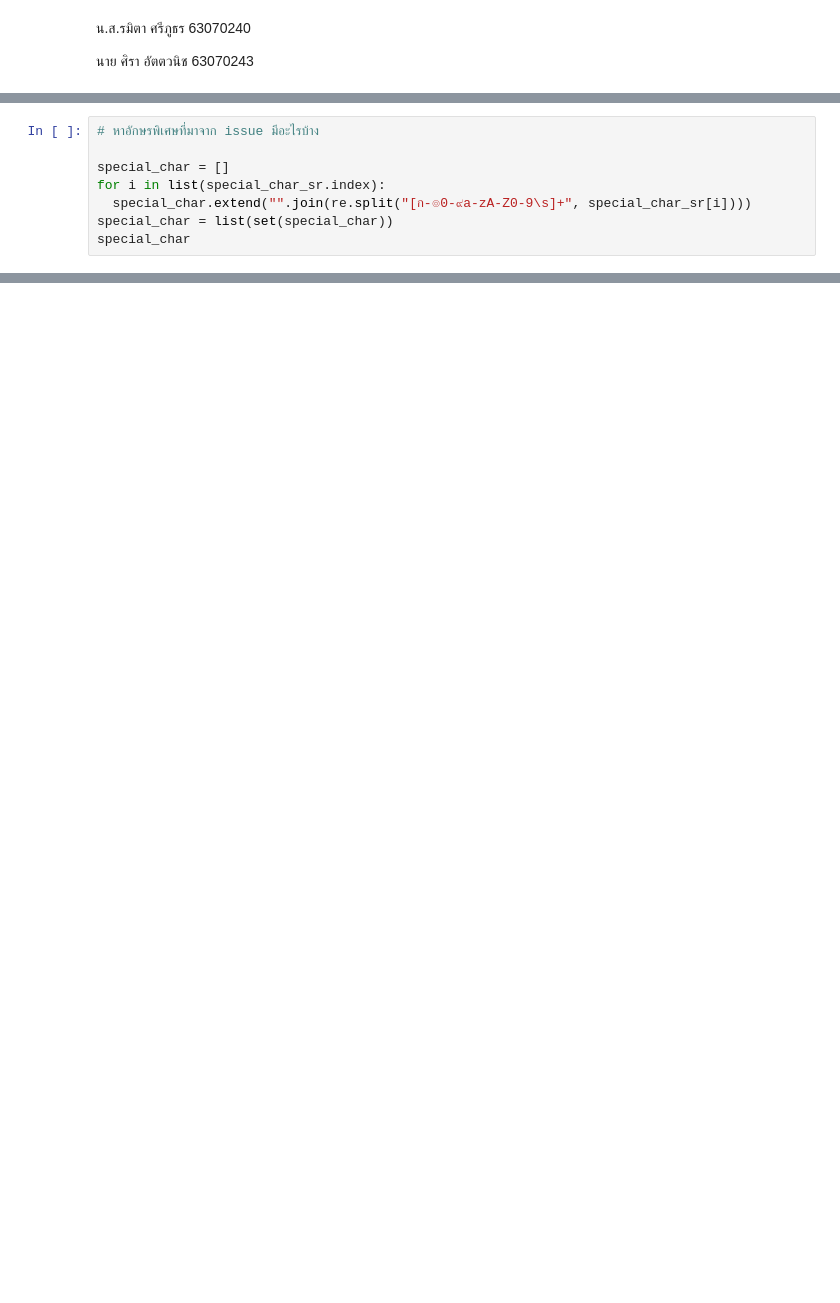
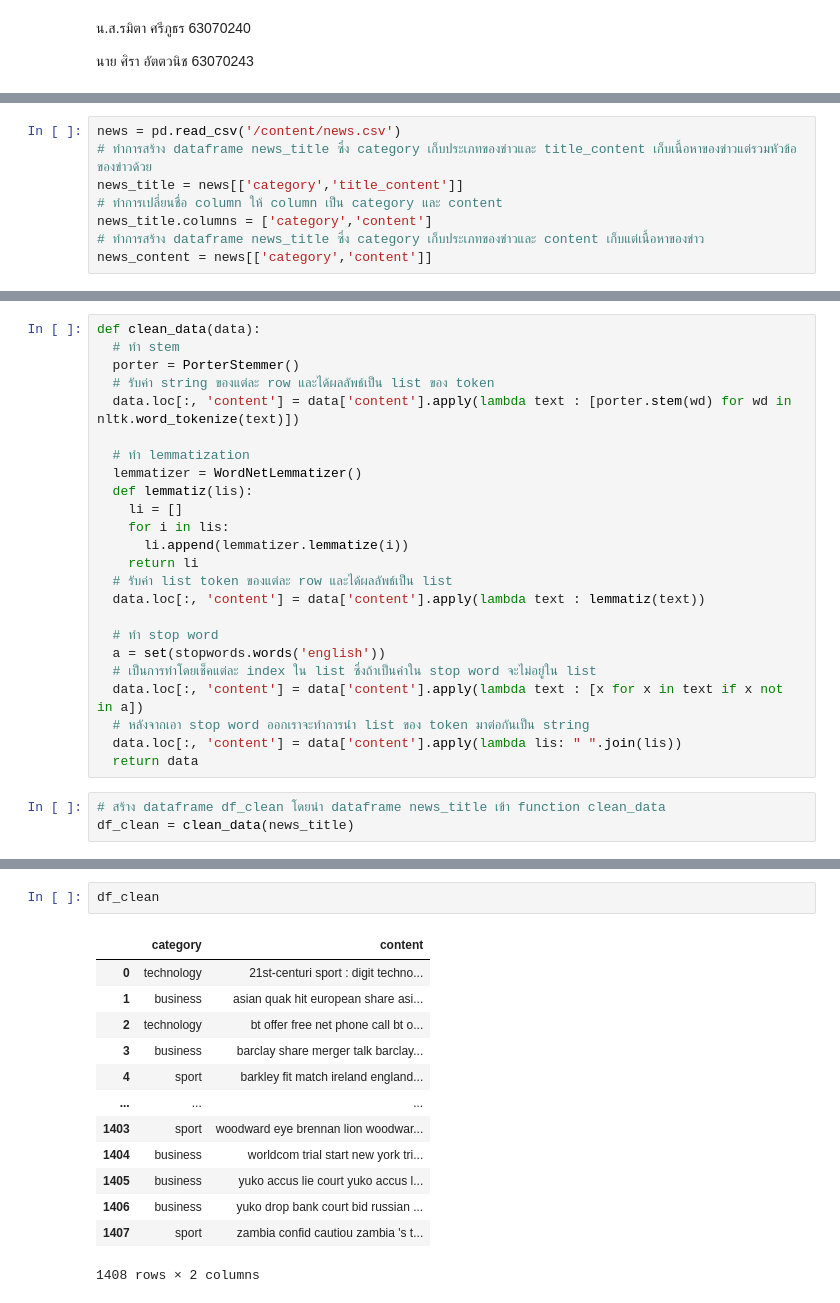
Before and after one commit to kopmean/DS4Biz, a Jupyter notebook: 1_63070240_รมิตา_63070243_ศิรา_A2T1.ipynb, the cells around one changed output, grey strips where cells are left out. Cells and saved outputs as stored; diff of their text form; blank space fills up the shorter version.

```diff
--- a/1_63070240_รมิตา_63070243_ศิรา_A2T1.ipynb
+++ b/1_63070240_รมิตา_63070243_ศิรา_A2T1.ipynb
@@ -162,8 +6,0 @@ Name: issues, Length: 3320, dtype: object
-# %%
-# หาอักษรพิเศษที่มาจาก issue มีอะไรบ้าง
-
-special_char = []
-for i in list(special_char_sr.index):
-  special_char.extend("".join(re.split("[ก-๏0-๙a-zA-Z0-9\s]+", special_char_sr[i])))
-special_char = list(set(special_char))
-special_char
@@ -571,0 +21,8 @@ weighted avg       0.61      0.33      0.42      2854
+# %%
+news = pd.read_csv('/content/news.csv')
+# ทำการสร้าง dataframe news_title ซึ่ง category เก็บประเภทของข่าวและ title_content เก็บเนื้อหาของข่าวแต่รวมหัวข้อของข่าวด้วย
+news_title = news[['category','title_content']]
+# ทำการเปลี่ยนชื่อ column ให้ column เป็น category และ content
+news_title.columns = ['category','content']
+# ทำการสร้าง dataframe news_title ซึ่ง category เก็บประเภทของข่าวและ content เก็บแต่เนื้อหาของข่าว
+news_content = news[['category','content']]
@@ -571,0 +85,27 @@ weighted avg       0.61      0.33      0.42      2854
+# %%
+def clean_data(data):
+  # ทำ stem
+  porter = PorterStemmer()
+  # รับค่า string ของแต่ละ row และได้ผลลัพธ์เป็น list ของ token
+  data.loc[:, 'content'] = data['content'].apply(lambda text : [porter.stem(wd) for wd in nltk.word_tokenize(text)])
+
+  # ทำ lemmatization
+  lemmatizer = WordNetLemmatizer()
+  def lemmatiz(lis):
+    li = []
+    for i in lis:
+      li.append(lemmatizer.lemmatize(i))
+    return li
+  # รับค่า list token ของแต่ละ row และได้ผลลัพธ์เป็น list
+  data.loc[:, 'content'] = data['content'].apply(lambda text : lemmatiz(text))
+
+  # ทำ stop word
+  a = set(stopwords.words('english'))
+  # เป็นการทำโดยเช็คแต่ละ index ใน list ซึ่งถ้าเป็นคำใน stop word จะไม่อยู่ใน list
+  data.loc[:, 'content'] = data['content'].apply(lambda text : [x for x in text if x not in a])
+  # หลังจากเอา stop word ออกเราจะทำการนำ list ของ token มาต่อกันเป็น string
+  data.loc[:, 'content'] = data['content'].apply(lambda lis: " ".join(lis))
+  return data
+# %%
+# สร้าง dataframe df_clean โดยนำ dataframe news_title เข้า function clean_data
+df_clean = clean_data(news_title)
@@ -571,0 +118,16 @@ weighted avg       0.61      0.33      0.42      2854
+# %%
+df_clean
+# %% [output]
+|  | category | content |
+| 0 | technology | 21st-centuri sport : digit techno... |
+| 1 | business | asian quak hit european share asi... |
+| 2 | technology | bt offer free net phone call bt o... |
+| 3 | business | barclay share merger talk barclay... |
+| 4 | sport | barkley fit match ireland england... |
+| ... | ... | ... |
+| 1403 | sport | woodward eye brennan lion woodwar... |
+| 1404 | business | worldcom trial start new york tri... |
+| 1405 | business | yuko accus lie court yuko accus l... |
+| 1406 | business | yuko drop bank court bid russian ... |
+| 1407 | sport | zambia confid cautiou zambia 's t... |
+1408 rows × 2 columns
```
Also changed, not shown: parts of 118 cells of this notebook.
